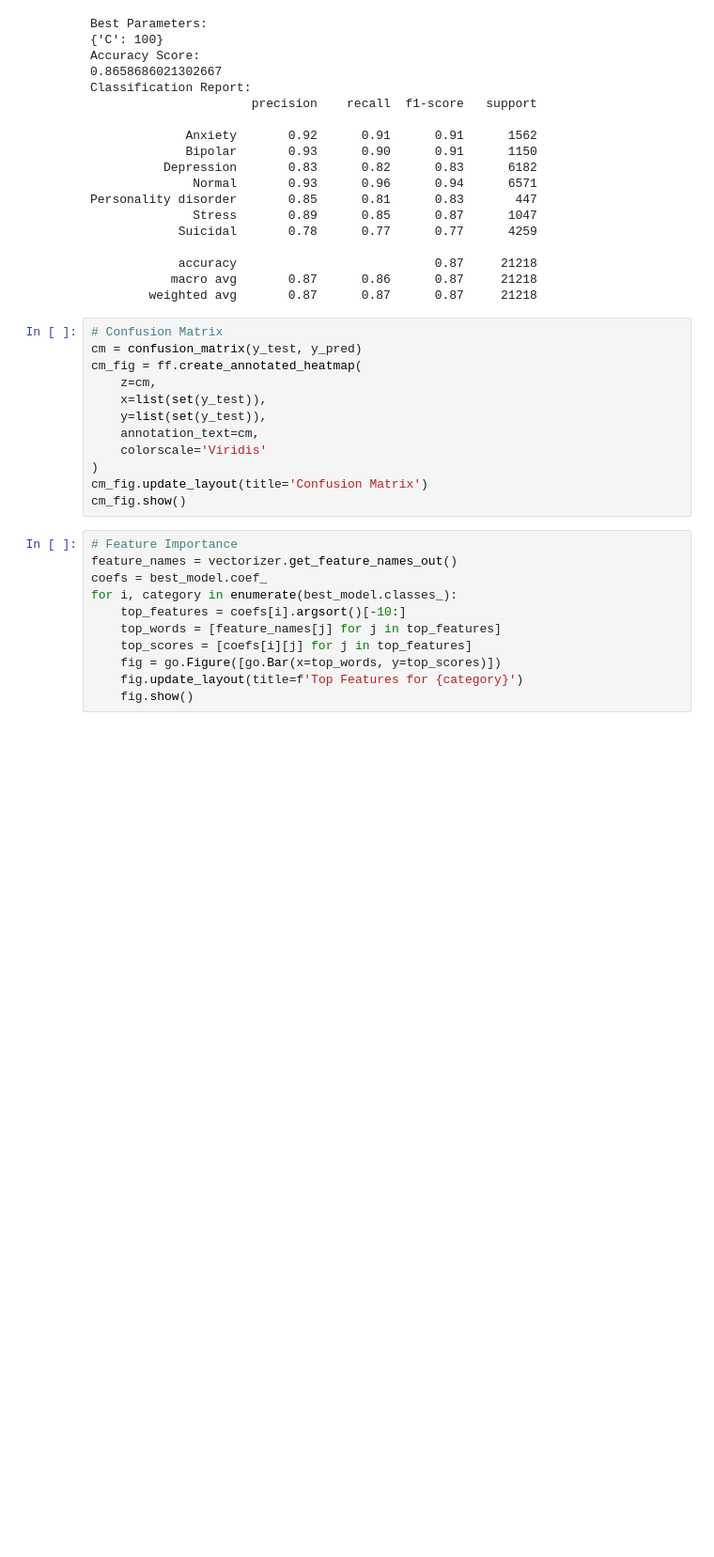
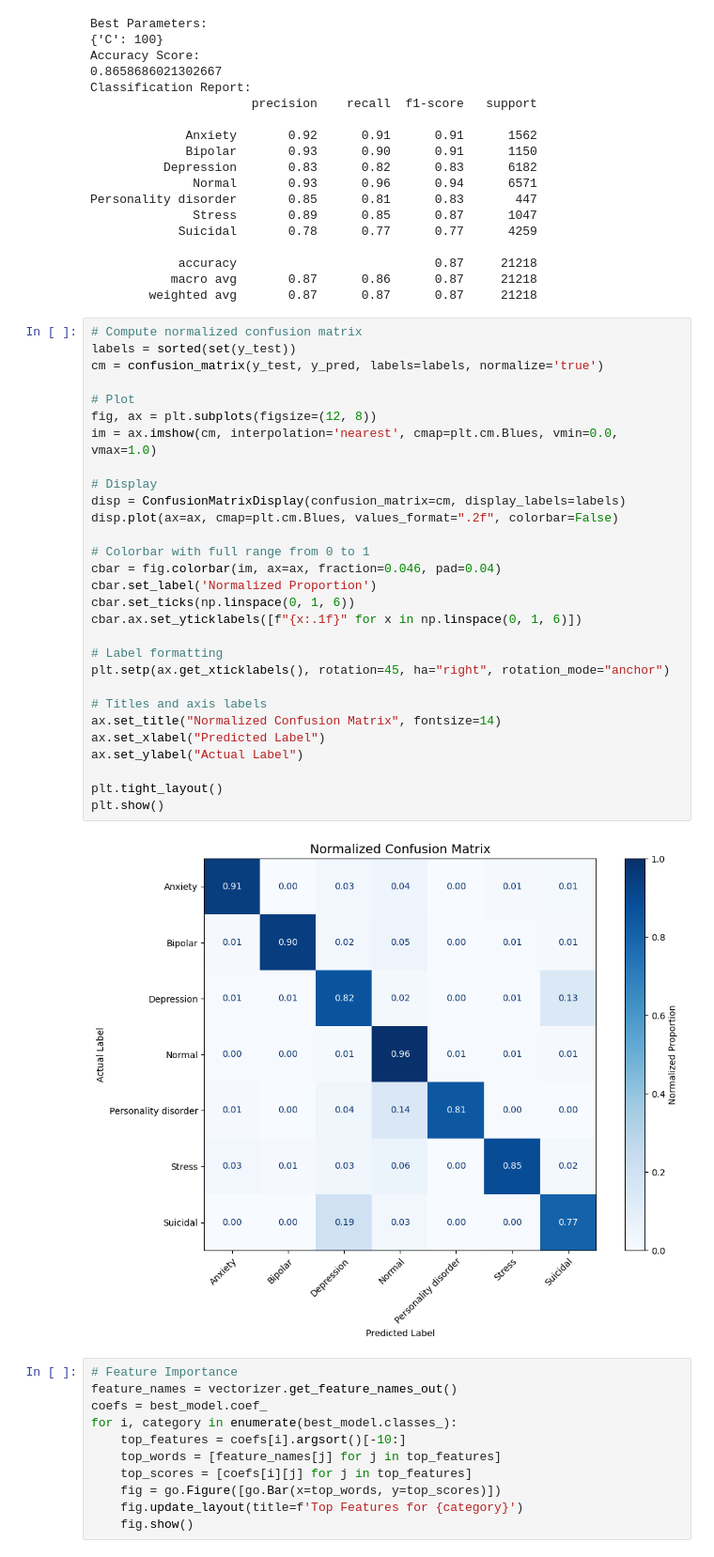
Before and after one commit to leonhoang177/ml-sentiment-analysis, a Jupyter notebook: Expanded.ipynb, the cells around one changed output. Shown at 94% size. Drawn from its saved outputs; the diff is of its cells as text; blank space fills up the shorter version.

Commit message:
Normalize and Improve confusion matrix

```diff
--- a/Expanded.ipynb
+++ b/Expanded.ipynb
@@ -200,18 +200,37 @@ Personality disorder       0.85      0.81      0.83       447
             accuracy                           0.87     21218
            macro avg       0.87      0.86      0.87     21218
         weighted avg       0.87      0.87      0.87     21218
-# %%
-# Confusion Matrix
-cm = confusion_matrix(y_test, y_pred)
-cm_fig = ff.create_annotated_heatmap(
-    z=cm,
-    x=list(set(y_test)),
-    y=list(set(y_test)),
-    annotation_text=cm,
-    colorscale='Viridis'
-)
-cm_fig.update_layout(title='Confusion Matrix')
-cm_fig.show()
+# %%
+# Compute normalized confusion matrix
+labels = sorted(set(y_test))
+cm = confusion_matrix(y_test, y_pred, labels=labels, normalize='true')
+
+# Plot
+fig, ax = plt.subplots(figsize=(12, 8))
+im = ax.imshow(cm, interpolation='nearest', cmap=plt.cm.Blues, vmin=0.0, vmax=1.0)
+
+# Display
+disp = ConfusionMatrixDisplay(confusion_matrix=cm, display_labels=labels)
+disp.plot(ax=ax, cmap=plt.cm.Blues, values_format=".2f", colorbar=False)
+
+# Colorbar with full range from 0 to 1
+cbar = fig.colorbar(im, ax=ax, fraction=0.046, pad=0.04)
+cbar.set_label('Normalized Proportion')
+cbar.set_ticks(np.linspace(0, 1, 6))
+cbar.ax.set_yticklabels([f"{x:.1f}" for x in np.linspace(0, 1, 6)])
+
+# Label formatting
+plt.setp(ax.get_xticklabels(), rotation=45, ha="right", rotation_mode="anchor")
+
+# Titles and axis labels
+ax.set_title("Normalized Confusion Matrix", fontsize=14)
+ax.set_xlabel("Predicted Label")
+ax.set_ylabel("Actual Label")
+
+plt.tight_layout()
+plt.show()
+# %% [output]
+[figure, added]
 # %%
 # Feature Importance
 feature_names = vectorizer.get_feature_names_out()
```
Also changed, not shown: parts of 1 cell of this notebook.
